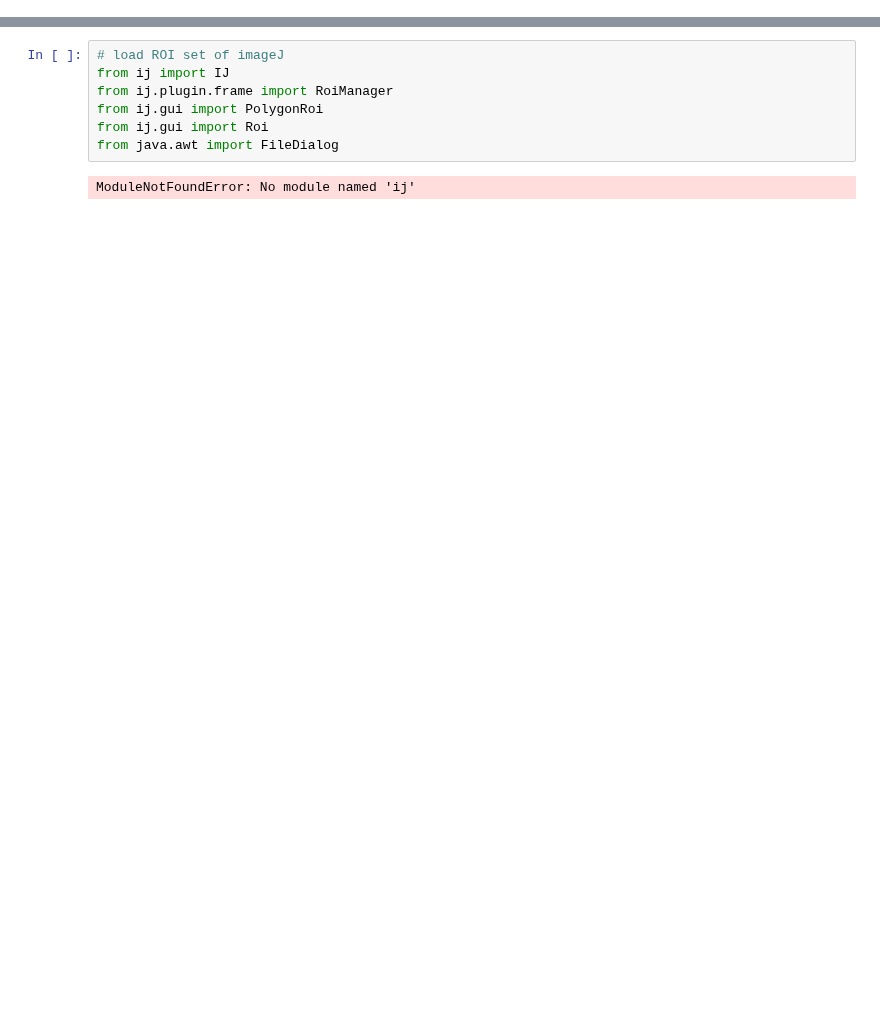
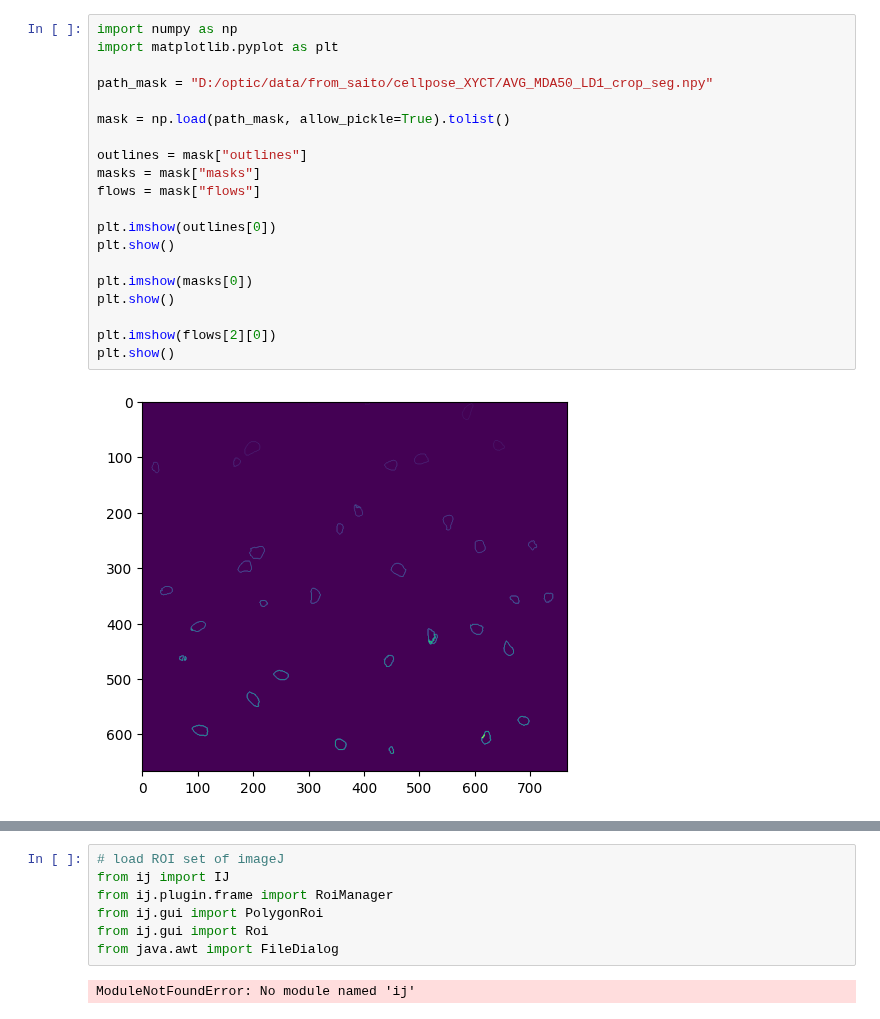
Before and after one commit to dhino2000/optic, a Jupyter notebook: notebook/MicrogliaTrackingGUI_ver02.ipynb, the cells around one changed output, grey strips where cells are left out. Saved outputs shown, nothing was run; the diff lists cells and outputs as text; blank space fills up the shorter version.

```diff
--- a/notebook/MicrogliaTrackingGUI_ver02.ipynb
+++ b/notebook/MicrogliaTrackingGUI_ver02.ipynb
@@ -321,0 +328,22 @@ SystemExit: 0
+# %%
+import numpy as np
+import matplotlib.pyplot as plt
+
+path_mask = "D:/optic/data/from_saito/cellpose_XYCT/AVG_MDA50_LD1_crop_seg.npy"
+
+mask = np.load(path_mask, allow_pickle=True).tolist()
+
+outlines = mask["outlines"]
+masks = mask["masks"]
+flows = mask["flows"]
+
+plt.imshow(outlines[0])
+plt.show()
+
+plt.imshow(masks[0])
+plt.show()
+
+plt.imshow(flows[2][0])
+plt.show()
+# %% [output]
+[figure, added]
```
Also changed, not shown: parts of 2 cells of this notebook, 2 other files.
